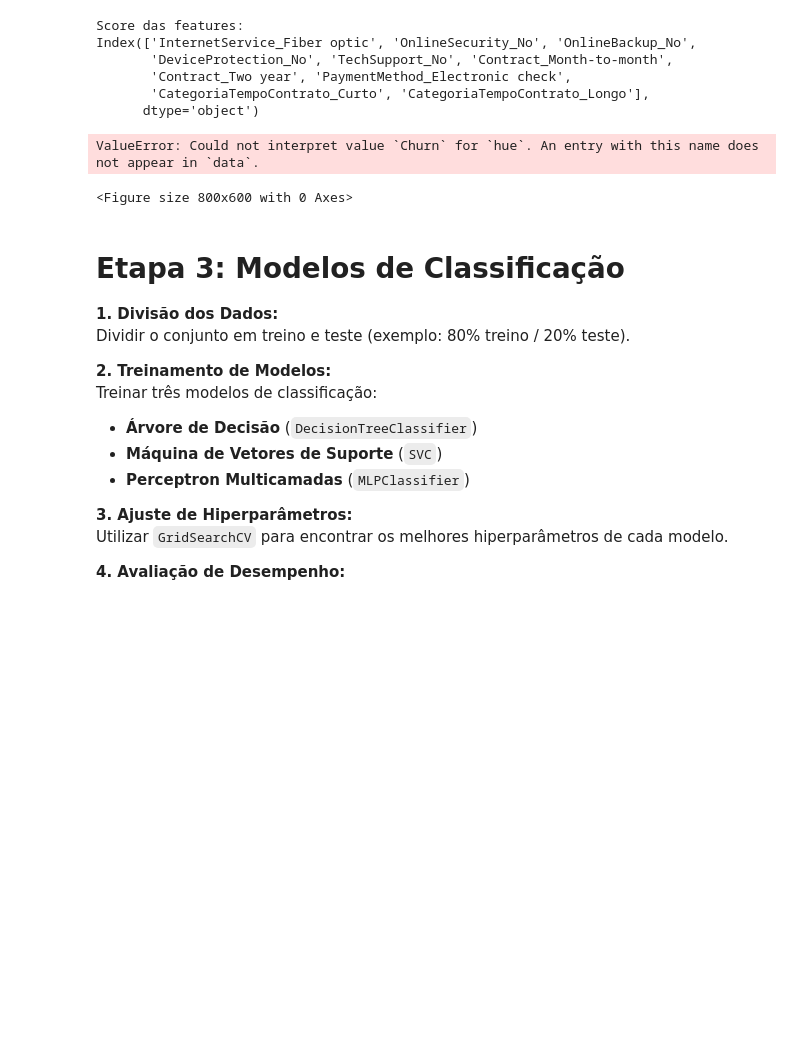
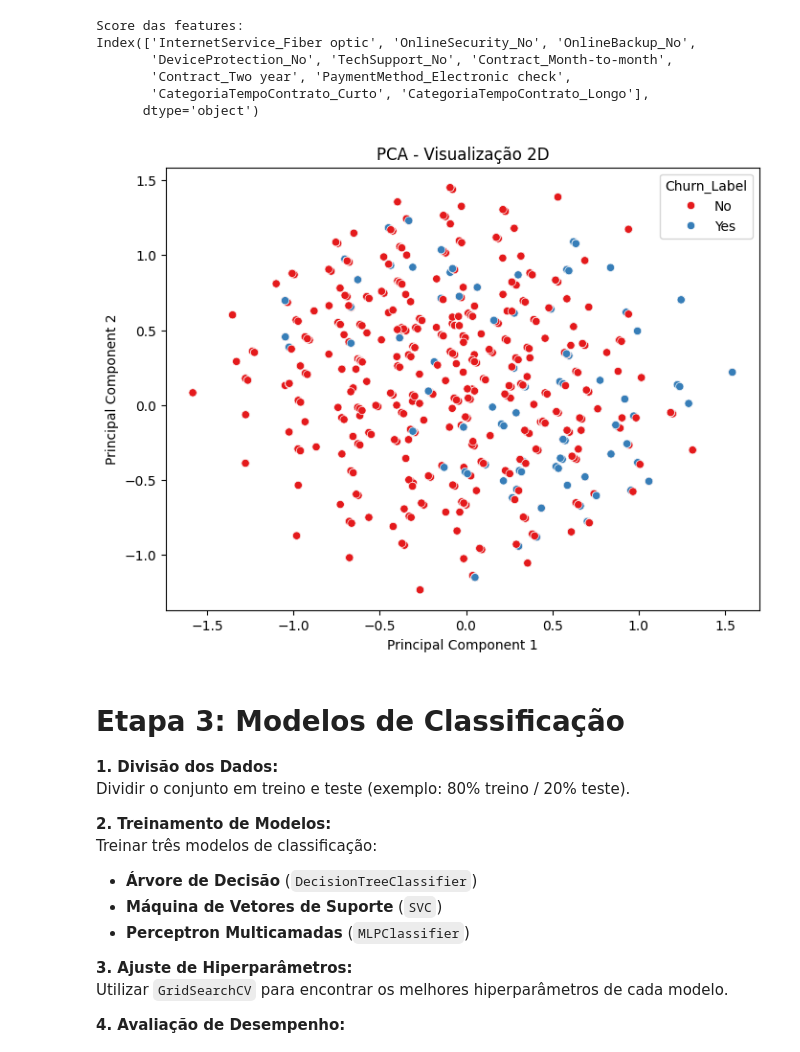
Before and after one commit to diego-albertino/Previsao-Churn, a Jupyter notebook: previsao_de_churn.ipynb, the cells around one changed output. Drawn from its saved outputs; the diff is of its cells as text; code cells hidden in the pictures; blank space fills up the shorter version.

```diff
--- a/previsao_de_churn.ipynb
+++ b/previsao_de_churn.ipynb
@@ -461,36 +479,36 @@ Index(['InternetService_Fiber optic', 'OnlineSecurity_No', 'OnlineBackup_No',
 # Aplicando PCA para visualização 2D
 
 # Importando a biblioteca PCA
 from sklearn.decomposition import PCA
 import matplotlib.pyplot as plt
 
 # Criando uma instância do PCA para reduzir a dimensionalidade
 # para 2 componentes principais (Features e target)
 pca = PCA(n_components=2)
 
 # Ajustando e transformando os dados
 F_pca = pca.fit_transform(F_best)
 
 import pandas as pd
 # Criando um DataFrame com os componentes principais
 pca_df = pd.DataFrame(data=F_pca, columns=['PC1', 'PC2'])
 
 # Adicionando a coluna de target ao DataFrame
 pca_df['Churn_Yes'] = t.values
 
 #importando seaborn para visualização
 import seaborn as sns
 
 # Visualizando os dados em 2D com seaborn
 plt.figure(figsize=(8,6))
-sns.scatterplot(data=pca_df, x='PC1', y='PC2', hue='Churn', palette='Set1')
+pca_df['Churn_Label'] = pca_df['Churn_Yes'].map({0: 'No', 1: 'Yes'})
+sns.scatterplot(data=pca_df, x='PC1', y='PC2', hue='Churn_Label', palette='Set1')
 plt.title('PCA - Visualização 2D')
 plt.xlabel('Principal Component 1')
 plt.ylabel('Principal Component 2')
 plt.show()
 # %% [output]
-ValueError: Could not interpret value `Churn` for `hue`. An entry with this name does not appear in `data`.
-<Figure size 800x600 with 0 Axes>
+[figure, added]
 # %% [markdown]
 # **Etapa 3: Modelos de Classificação**
 
```
Also changed, not shown: parts of 2 cells of this notebook.
